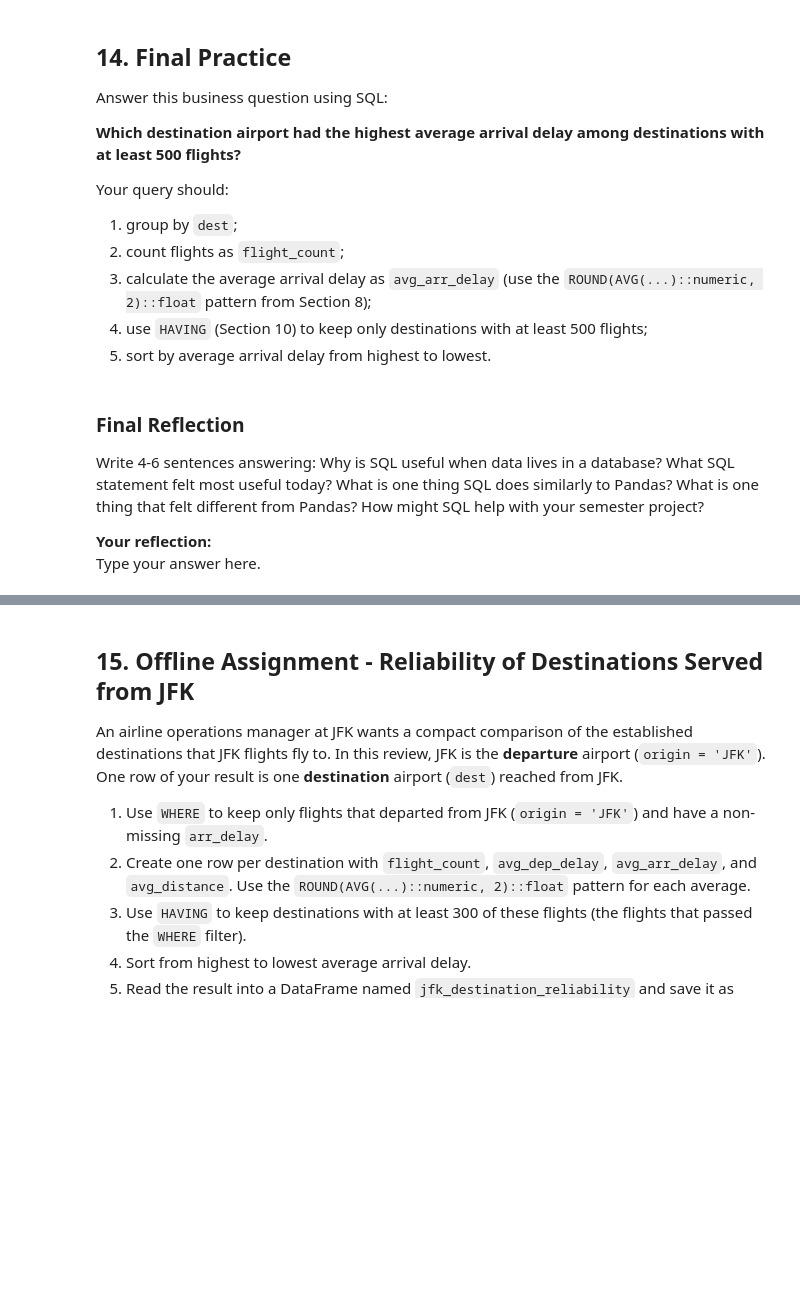
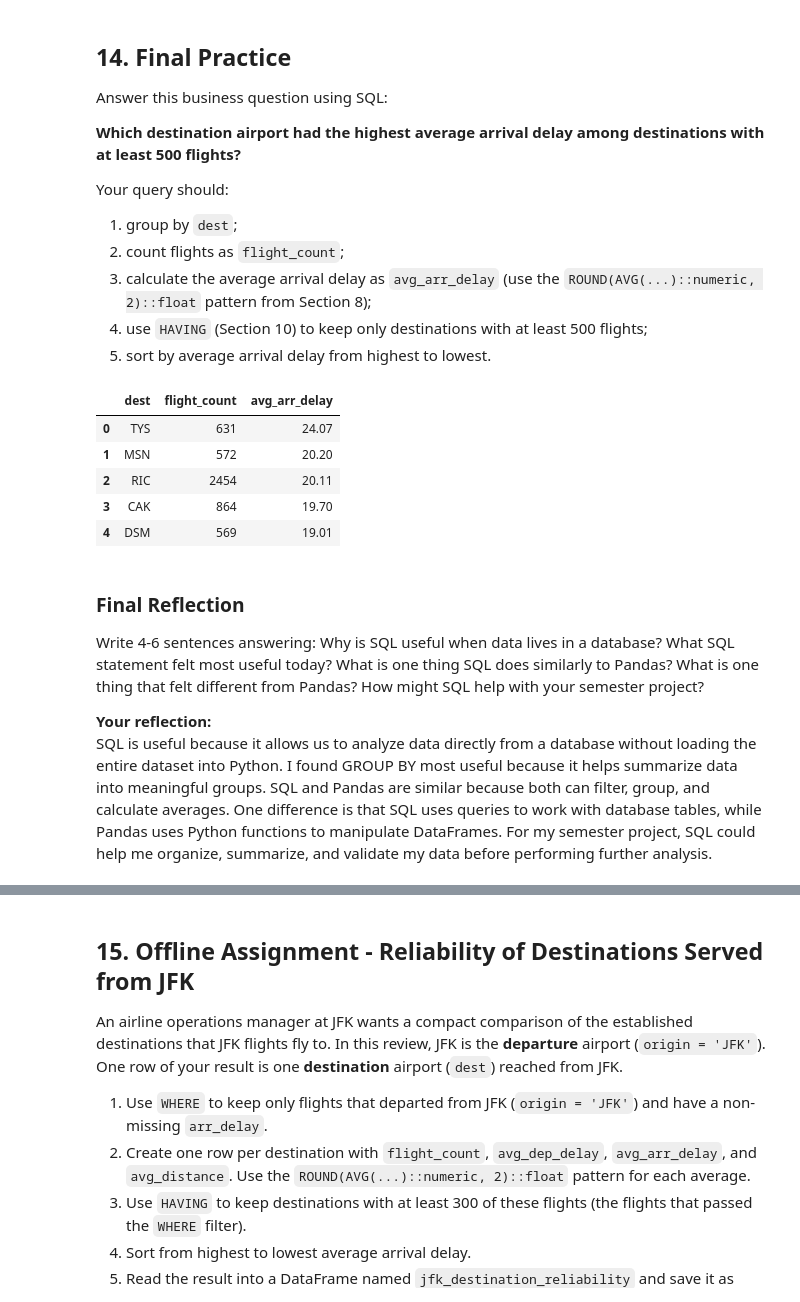
Before and after one commit to kalshaikhli/ban6003-week9-10-Karrar-Alshaikhli, a Jupyter notebook: notebooks/module9_neon_sql_fundamentals_guided_lab.ipynb, the cells around one changed output, grey strips where cells are left out. Cells and saved outputs as stored; diff of their text form; code cells hidden in the pictures; blank space fills up the shorter version.

```diff
--- a/notebooks/module9_neon_sql_fundamentals_guided_lab.ipynb
+++ b/notebooks/module9_neon_sql_fundamentals_guided_lab.ipynb
@@ -877,19 +877,34 @@ Your query should:
 5. sort by average arrival delay from highest to lowest.
 # %%
 # Final Practice
+
 query = """
-
+SELECT
+    dest,
+    COUNT(*) AS flight_count,
+    ROUND(AVG(arr_delay)::numeric, 2)::float AS avg_arr_delay
+FROM flights
+GROUP BY dest
+HAVING COUNT(*) >= 500
+ORDER BY avg_arr_delay DESC;
 """
 
 destination_delay_summary = run_query(query, engine)
 destination_delay_summary.head()
+# %% [output]
+|  | dest | flight_count | avg_arr_delay |
+| 0 | TYS | 631 | 24.07 |
+| 1 | MSN | 572 | 20.20 |
+| 2 | RIC | 2454 | 20.11 |
+| 3 | CAK | 864 | 19.70 |
+| 4 | DSM | 569 | 19.01 |
 # %% [markdown]
 ### Final Reflection
 
 Write 4-6 sentences answering: Why is SQL useful when data lives in a database? What SQL statement felt most useful today? What is one thing SQL does similarly to Pandas? What is one thing that felt different from Pandas? How might SQL help with your semester project?
 
 **Your reflection:**
-Type your answer here.
+SQL is useful because it allows us to analyze data directly from a database without loading the entire dataset into Python. I found GROUP BY most useful because it helps summarize data into meaningful groups. SQL and Pandas are similar because both can filter, group, and calculate averages. One difference is that SQL uses queries to work with database tables, while Pandas uses Python functions to manipulate DataFrames. For my semester project, SQL could help me organize, summarize, and validate my data before performing further analysis.
 # %%
 output_dir = repo_root / "data" / "processed"
 output_dir.mkdir(parents=True, exist_ok=True)
```
Also changed, not shown: parts of 6 cells of this notebook, 1 other file.
